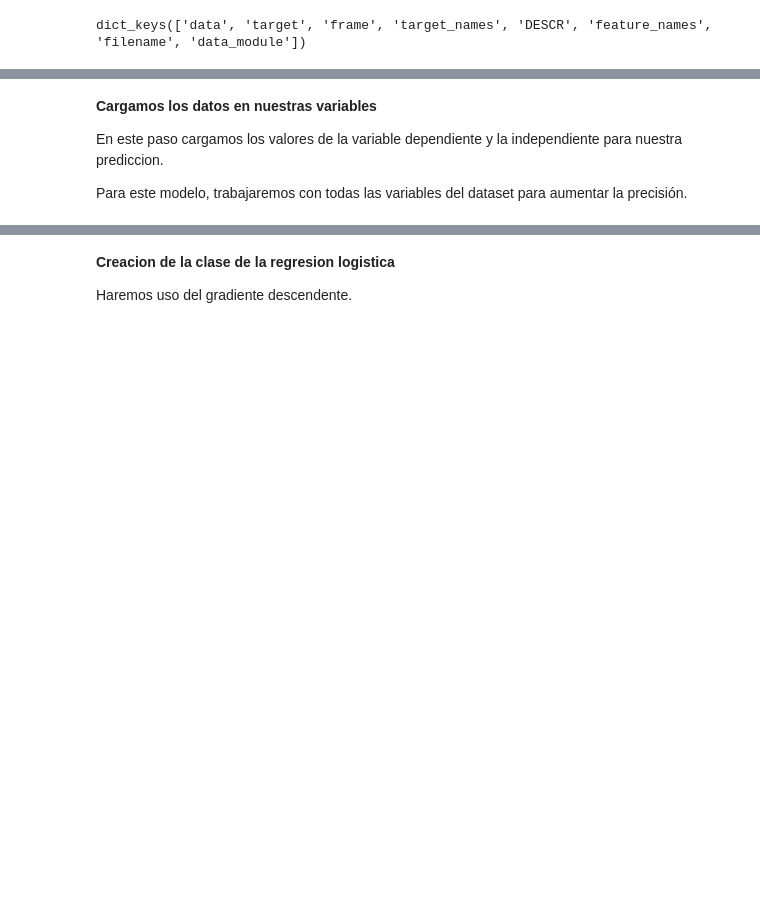
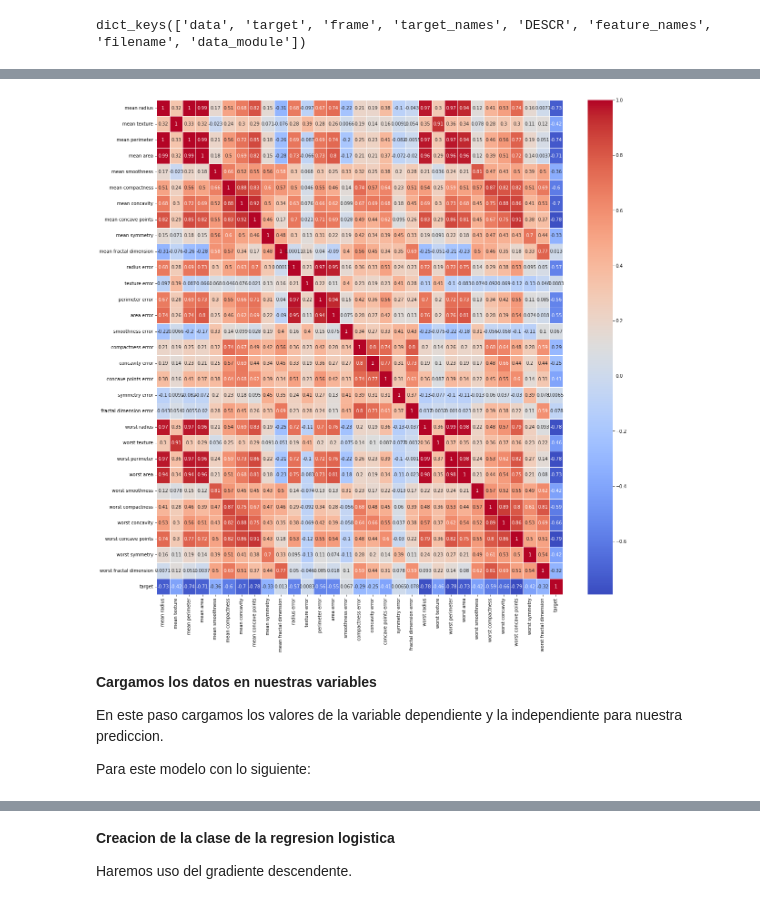
Before and after one commit to AlejandroVillasenor/MachineLearning, a Jupyter notebook: LogisticRegression/logisticRegressionCancer.ipynb, the cells around one changed output, grey strips where cells are left out. Drawn from its saved outputs; the diff is of its cells as text; code cells hidden in the pictures; blank space fills up the shorter version.

Commit message:
LogisticRegression Breast Cancer

```diff
--- a/LogisticRegression/logisticRegressionCancer.ipynb
+++ b/LogisticRegression/logisticRegressionCancer.ipynb
@@ -51,7 +50,19 @@ Breast cancer wisconsin (diagnostic) dataset
+# %%
+#Creamos un dataframe con las características
+df = pd.DataFrame(cancer.data, columns=cancer.feature_names)
+#Añadimos la columna de la clase
+df['target'] = cancer.target
+
+#Mostramos la matriz de correlación
+plt.figure(figsize=(20,20))
+sns.heatmap(df.corr(), annot=True, cmap='coolwarm', linewidths=.5)
+plt.show()
+# %% [output]
+[figure, added]
 # %% [markdown]
 **Cargamos los datos en nuestras variables**
 
 En este paso cargamos los valores de la variable dependiente y la independiente para nuestra prediccion.
 
-Para este modelo, trabajaremos con todas las variables del dataset para aumentar la precisión.
+Para este modelo con lo siguiente:
 # %%
```
Also changed, not shown: parts of 9 cells of this notebook.
